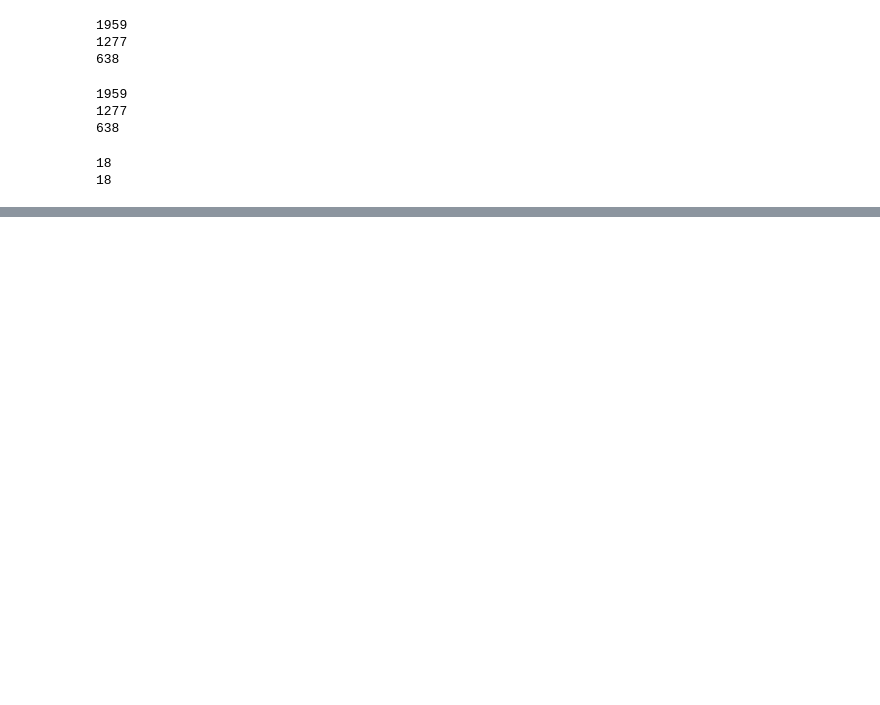
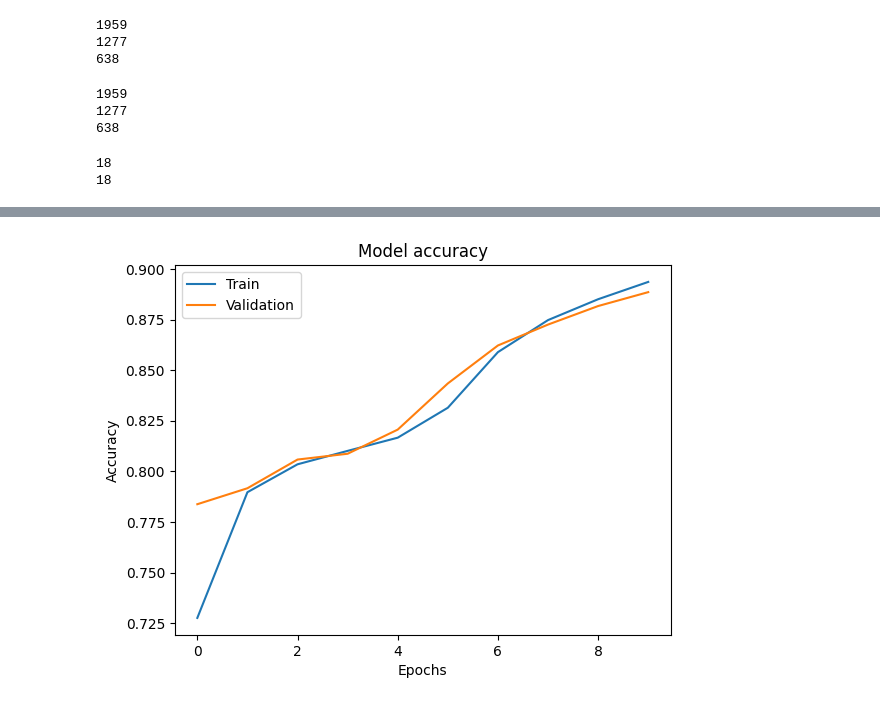
Before and after one commit to CipStr/NLProject, a Jupyter notebook: A1_v2.ipynb, the cells around one changed output, grey strips where cells are left out. Cells and saved outputs as stored; diff of their text form; code cells hidden in the pictures; blank space fills up the shorter version.

```diff
--- a/A1_v2.ipynb
+++ b/A1_v2.ipynb
@@ -479,13 +466,13 @@ Epoch 10/10
 num_tags = Y_train.shape[2]
 
 model1 = Sequential()
-model1.add(Embedding(input_dim=vocab_size, output_dim=50, input_length=MAX_SEQ_LENGTH, weights=[embedding_matrix], trainable=False))
+model1.add(Embedding(input_dim=len(sentence_tokenizer.word_index) + 1, output_dim=50, input_length=MAX_SEQ_LENGTH, weights=[embedding_train_matrix], trainable=False))
 model1.add(Bidirectional(LSTM(units=128, return_sequences=True, recurrent_dropout=0.1)))
 model1.add(Bidirectional(LSTM(units=64, return_sequences=True, recurrent_dropout=0.1)))
 model1.add(TimeDistributed(Dense(num_tags, activation="softmax")))
 # %%
 model1.compile(loss="categorical_crossentropy", optimizer=Adam(0.001), metrics=["accuracy"])
 # %%
-history = model1.fit(X_train, Y_train, validation_data=(X_val, Y_val), batch_size=128, epochs=10, verbose=1)
+history_model1 = model1.fit(X_train, Y_train, validation_data=(X_val, Y_val), batch_size=128, epochs=10, verbose=1)
 # %% [output]
 Epoch 1/10
@@ -505,3 +498,14 @@ KeyboardInterrupt:
+# %%
+# plot results
+plt.plot(history_model1.history['accuracy'])
+plt.plot(history_model1.history['val_accuracy'])
+plt.title('Model accuracy')
+plt.ylabel('Accuracy')
+plt.xlabel('Epochs')
+plt.legend(['Train', 'Validation'], loc='upper left')
+plt.show()
+# %% [output]
+[figure, added]
 # %%
 num_tags = Y_train.shape[2]
 
```
Also changed, not shown: parts of 28 cells of this notebook.
